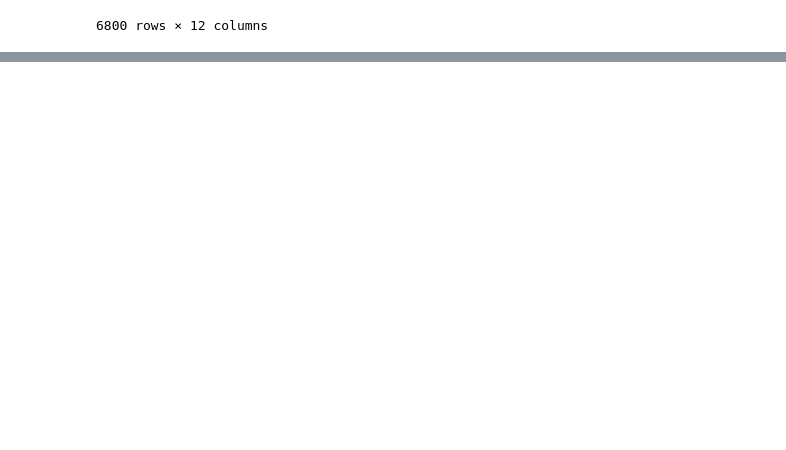
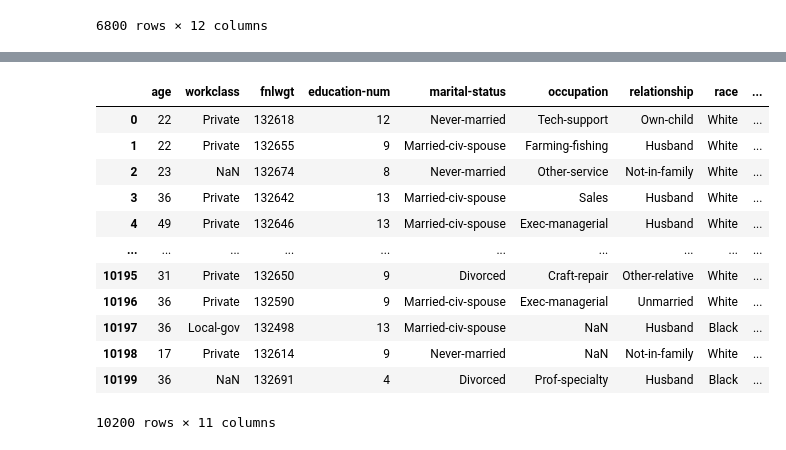
Before and after one commit to keisukecl/compe_Income_forecast, a Jupyter notebook: ML.ipynb, the cells around one changed output, grey strips where cells are left out. Cells and saved outputs as stored; diff of their text form; code cells hidden in the pictures; blank space fills up the shorter version.

```diff
--- a/ML.ipynb
+++ b/ML.ipynb
@@ -127,3 +127,19 @@ dtype: int64
 # %%
 train = train.replace('?', np.NaN)
 test = test.replace('?', np.NaN)
+# %%
+train
+# %% [output]
+|  | age | workclass | fnlwgt | education-num | marital-status | occupation | relationship | race | ... |
+| 0 | 22 | Private | 132618 | 12 | Never-married | Tech-support | Own-child | White | ... |
+| 1 | 22 | Private | 132655 | 9 | Married-civ-spouse | Farming-fishing | Husband | White | ... |
+| 2 | 23 | NaN | 132674 | 8 | Never-married | Other-service | Not-in-family | White | ... |
+| 3 | 36 | Private | 132642 | 13 | Married-civ-spouse | Sales | Husband | White | ... |
+| 4 | 49 | Private | 132646 | 13 | Married-civ-spouse | Exec-managerial | Husband | White | ... |
+| ... | ... | ... | ... | ... | ... | ... | ... | ... | ... |
+| 10195 | 31 | Private | 132650 | 9 | Divorced | Craft-repair | Other-relative | White | ... |
+| 10196 | 36 | Private | 132590 | 9 | Married-civ-spouse | Exec-managerial | Unmarried | White | ... |
+| 10197 | 36 | Local-gov | 132498 | 13 | Married-civ-spouse | NaN | Husband | Black | ... |
+| 10198 | 17 | Private | 132614 | 9 | Never-married | NaN | Not-in-family | White | ... |
+| 10199 | 36 | NaN | 132691 | 4 | Divorced | Prof-specialty | Husband | Black | ... |
+10200 rows × 11 columns
```
Also changed, not shown: parts of 17 cells of this notebook.
